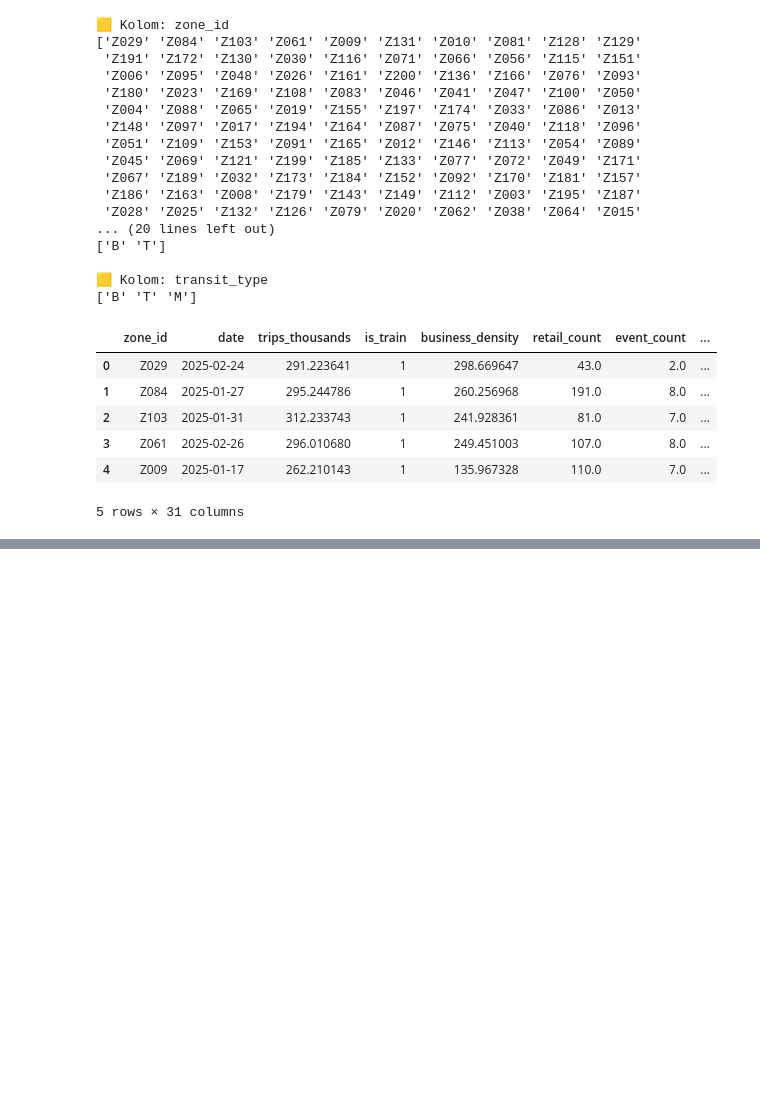
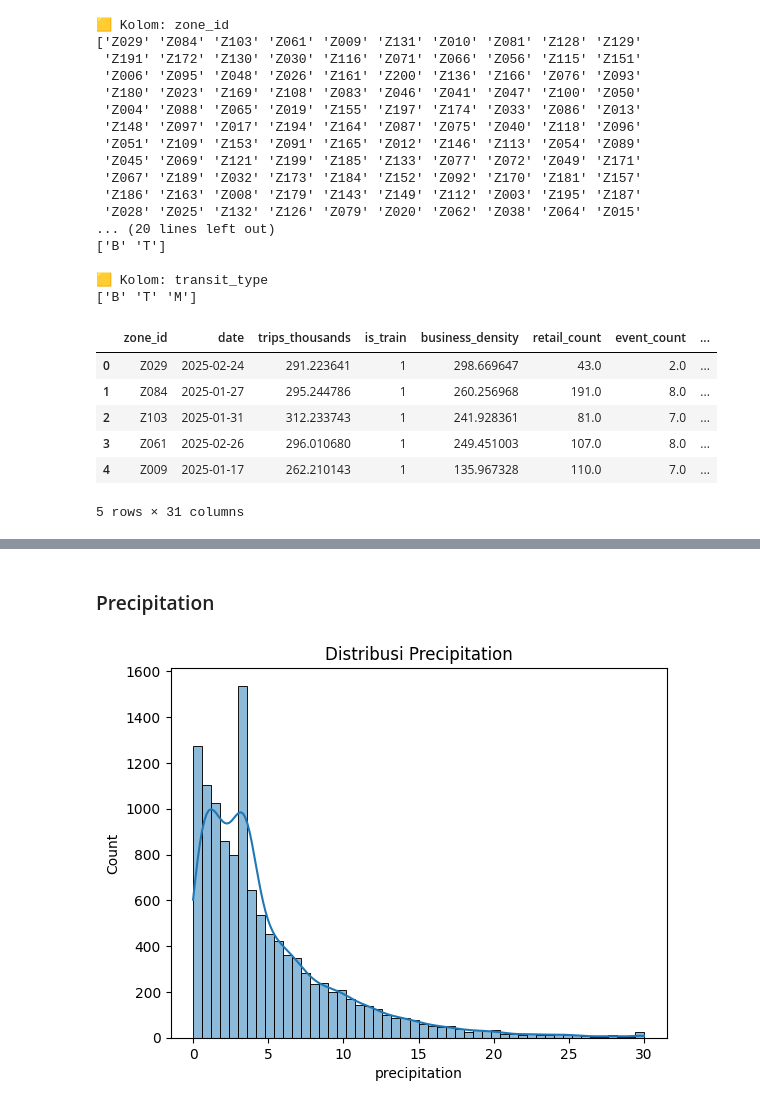
Before and after one commit to zhyuaann/CODE-Challenge, a Jupyter notebook: main.ipynb, the cells around one changed output, grey strips where cells are left out. Cells and saved outputs as stored; diff of their text form; code cells hidden in the pictures; blank space fills up the shorter version.

```diff
--- a/main.ipynb
+++ b/main.ipynb
@@ -476,0 +538,10 @@ df_merged.head(5)
+# %% [markdown]
+### Precipitation
+# %%
+# Cek distribusi precipitation
+import numpy as np
+sns.histplot(df_merged['precipitation'], bins=50, kde=True)
+plt.title("Distribusi Precipitation")
+plt.show()
+# %% [output]
+[figure, added]
```
Also changed, not shown: parts of 67 cells of this notebook, 13 other files.
